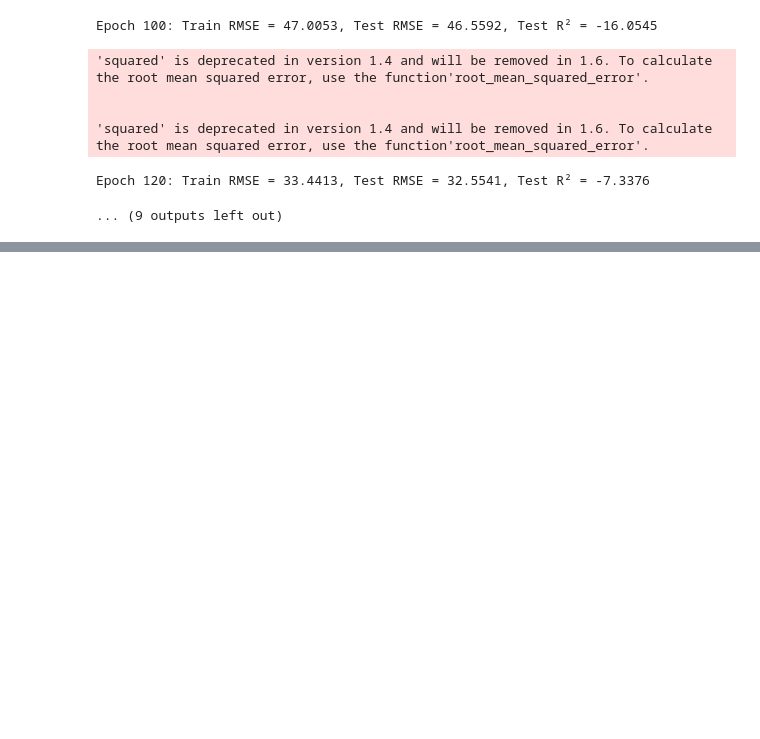
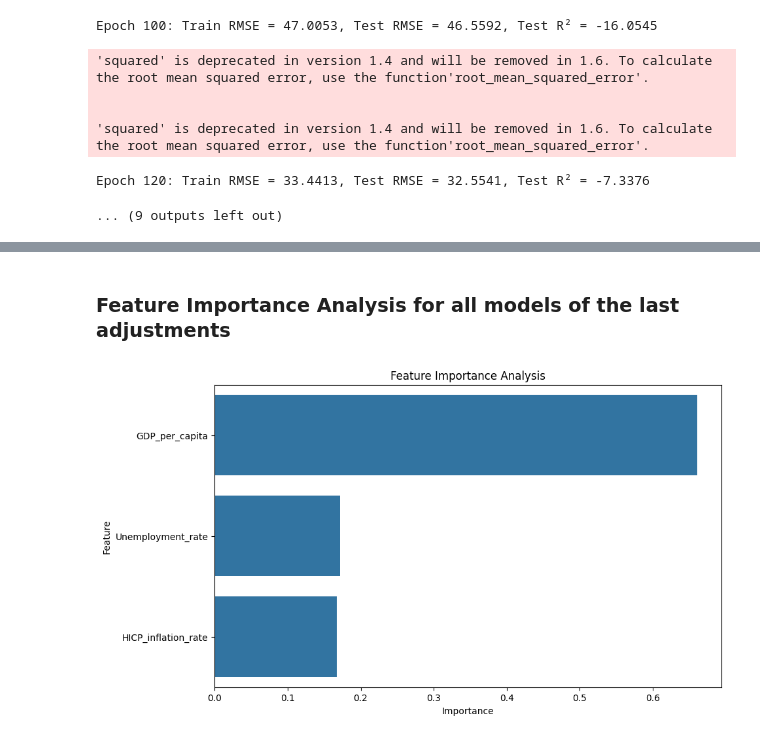
Before and after one commit to itu-itis23-majidov23/House-Price-Affordibility-at-EU, a Jupyter notebook: main.ipynb, the cells around one changed output, grey strips where cells are left out. Drawn from its saved outputs; the diff is of its cells as text; code cells hidden in the pictures; blank space fills up the shorter version.

```diff
--- a/main.ipynb
+++ b/main.ipynb
@@ -775,0 +1069,27 @@ fig_rmse.show()
+# %% [markdown]
+### Feature Importance Analysis for all models of the last adjustments
+# %%
+def analyze_feature_importance(df):
+    features = ['GDP_per_capita', 'Unemployment_rate', 'HICP_inflation_rate']
+    X = df[features]
+    y = df['price_to_income']
+
+    rf_model = RandomForestRegressor(n_estimators=100, random_state=42)
+    rf_model.fit(X, y)
+
+    importance_df = pd.DataFrame({
+        'Feature': features,
+        'Importance': rf_model.feature_importances_
+    })
+    importance_df = importance_df.sort_values('Importance', ascending=False)
+
+    plt.figure(figsize=(10, 6))
+    sns.barplot(data=importance_df, x='Importance', y='Feature')
+    plt.title('Feature Importance Analysis')
+    plt.show()
+
+    return importance_df
+# %%
+feature_importance = analyze_feature_importance(df)
+# %% [output]
+[figure, added]
```
Also changed, not shown: parts of 29 cells of this notebook.
